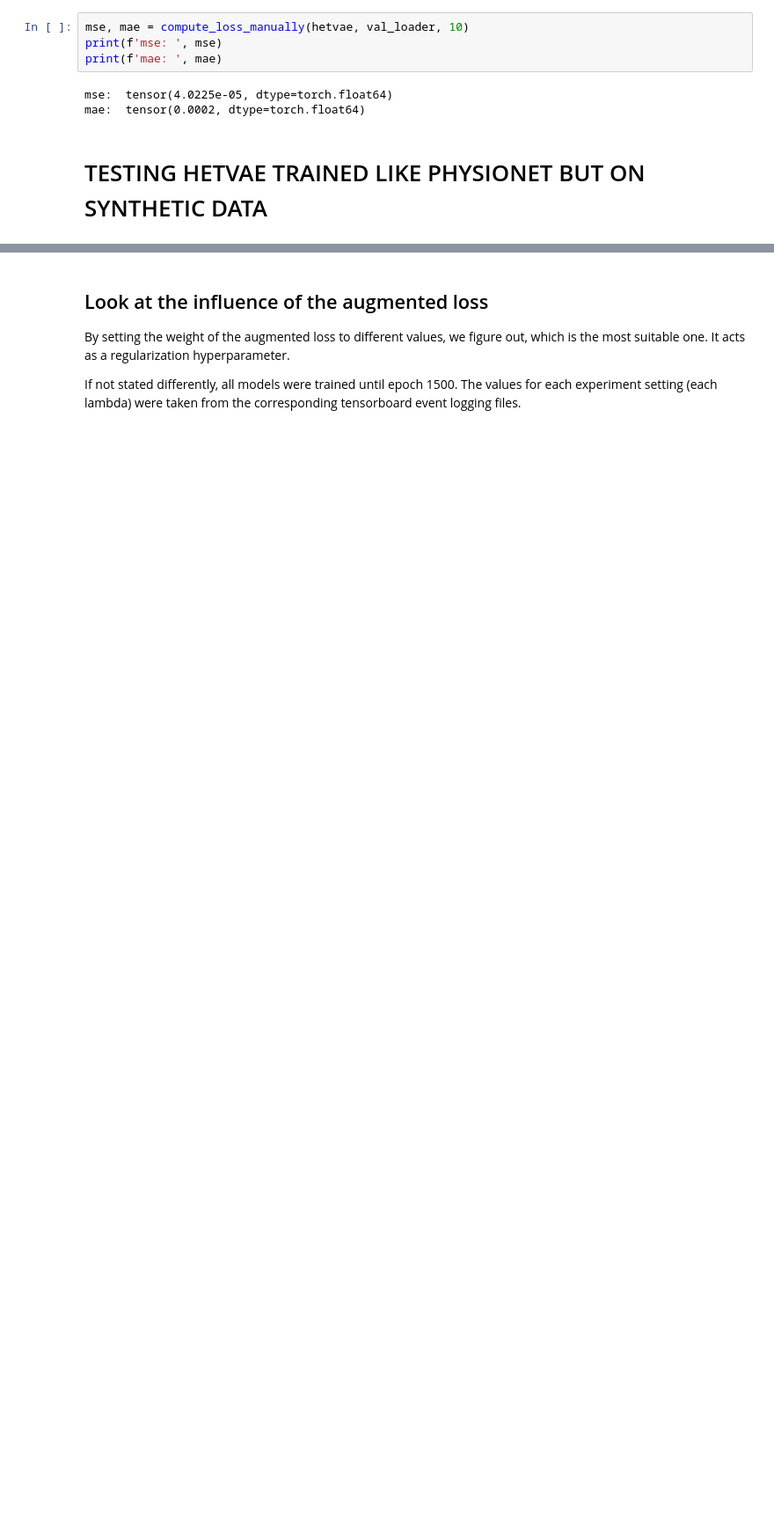
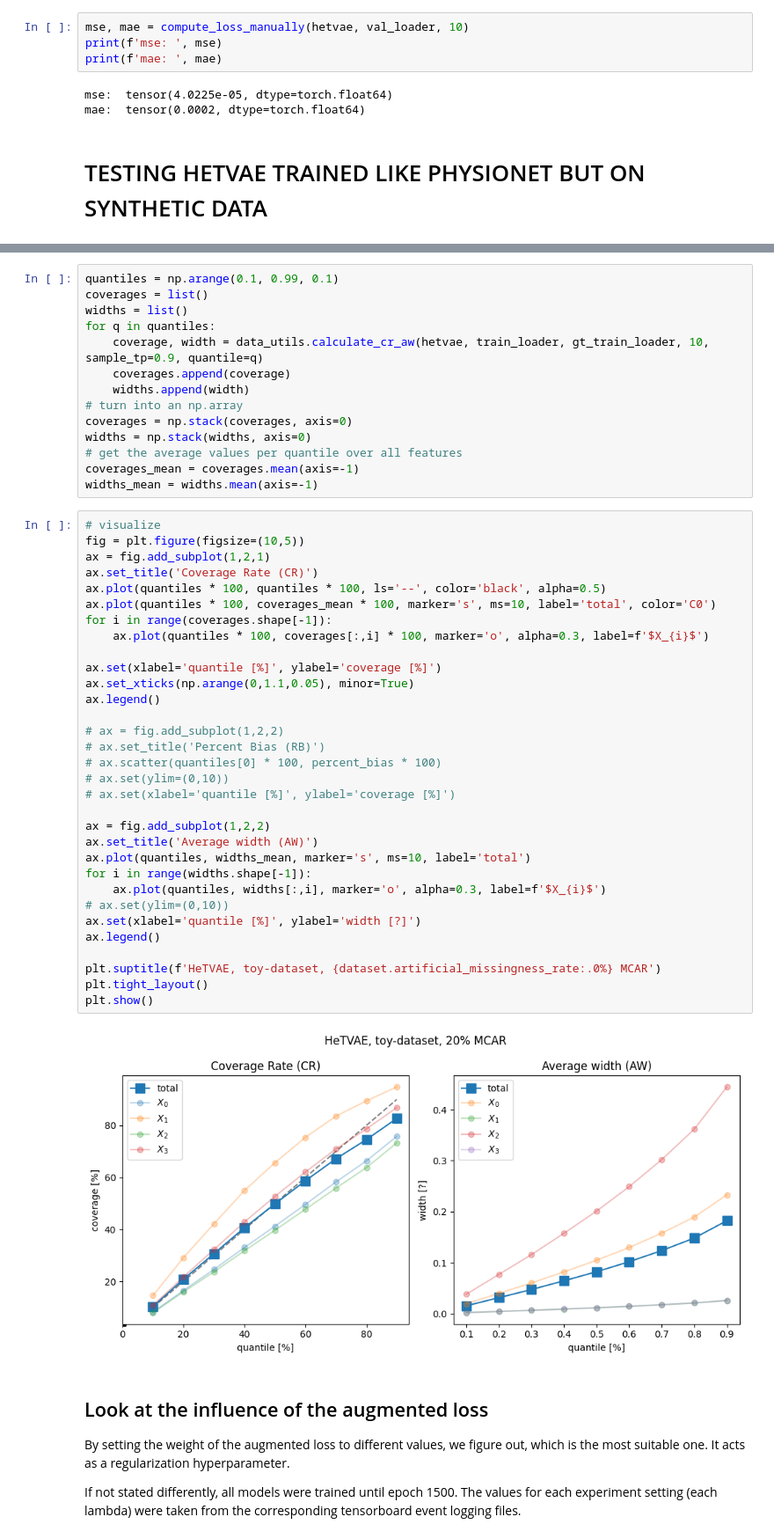
Before and after one commit to joshuawe/sepsis, a Jupyter notebook: imputation/hetvae/src/synthetic_data_interpolation.ipynb, the cells around one changed output, grey strips where cells are left out. Shown at 88% size. Cells and saved outputs as stored; diff of their text form; blank space fills up the shorter version.

```diff
--- a/imputation/hetvae/src/synthetic_data_interpolation.ipynb
+++ b/imputation/hetvae/src/synthetic_data_interpolation.ipynb
@@ -495,3 +502,51 @@ training_batch.shape torch.Size([256, 50, 9])
+# %%
+quantiles = np.arange(0.1, 0.99, 0.1)
+coverages = list()
+widths = list()
+for q in quantiles:
+    coverage, width = data_utils.calculate_cr_aw(hetvae, train_loader, gt_train_loader, 10, sample_tp=0.9, quantile=q)
+    coverages.append(coverage)
+    widths.append(width)
+# turn into an np.array
+coverages = np.stack(coverages, axis=0)
+widths = np.stack(widths, axis=0)
+# get the average values per quantile over all features
+coverages_mean = coverages.mean(axis=-1)
+widths_mean = widths.mean(axis=-1)
+# %%
+# visualize
+fig = plt.figure(figsize=(10,5))
+ax = fig.add_subplot(1,2,1)
+ax.set_title('Coverage Rate (CR)')
+ax.plot(quantiles * 100, quantiles * 100, ls='--', color='black', alpha=0.5)
+ax.plot(quantiles * 100, coverages_mean * 100, marker='s', ms=10, label='total', color='C0')
+for i in range(coverages.shape[-1]):
+    ax.plot(quantiles * 100, coverages[:,i] * 100, marker='o', alpha=0.3, label=f'$X_{i}$')
+
+ax.set(xlabel='quantile [%]', ylabel='coverage [%]')
+ax.set_xticks(np.arange(0,1.1,0.05), minor=True)
+ax.legend()
+
+# ax = fig.add_subplot(1,2,2)
+# ax.set_title('Percent Bias (RB)')
+# ax.scatter(quantiles[0] * 100, percent_bias * 100)
+# ax.set(ylim=(0,10))
+# ax.set(xlabel='quantile [%]', ylabel='coverage [%]')
+
+ax = fig.add_subplot(1,2,2)
+ax.set_title('Average width (AW)')
+ax.plot(quantiles, widths_mean, marker='s', ms=10, label='total')
+for i in range(widths.shape[-1]):
+    ax.plot(quantiles, widths[:,i], marker='o', alpha=0.3, label=f'$X_{i}$')
+# ax.set(ylim=(0,10))
+ax.set(xlabel='quantile [%]', ylabel='width [?]')
+ax.legend()
+
+plt.suptitle(f'HeTVAE, toy-dataset, {dataset.artificial_missingness_rate:.0%} MCAR')
+plt.tight_layout()
+plt.show()
+# %% [output]
+[figure, added]
 # %% [markdown]
 ## Look at the influence of the augmented loss
 
```
Also changed, not shown: parts of 8 cells of this notebook, 2 other files.
